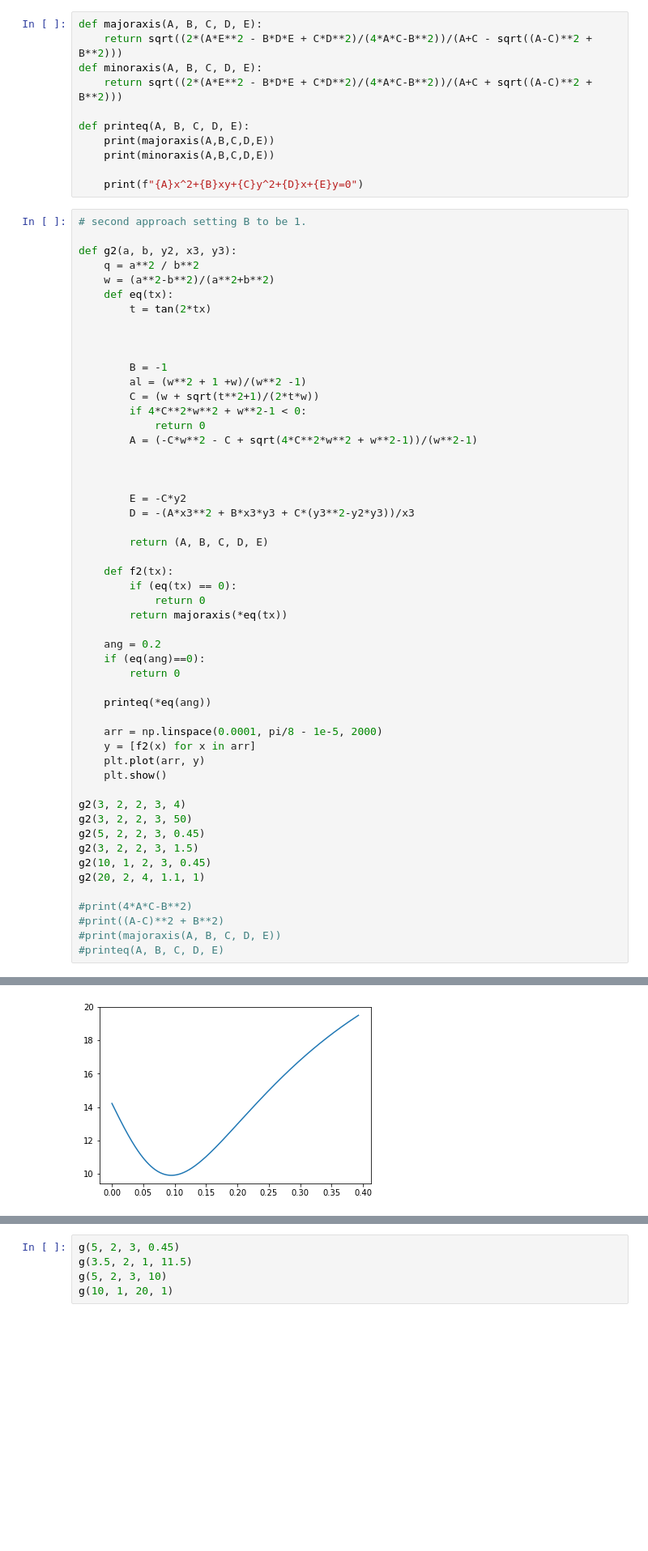
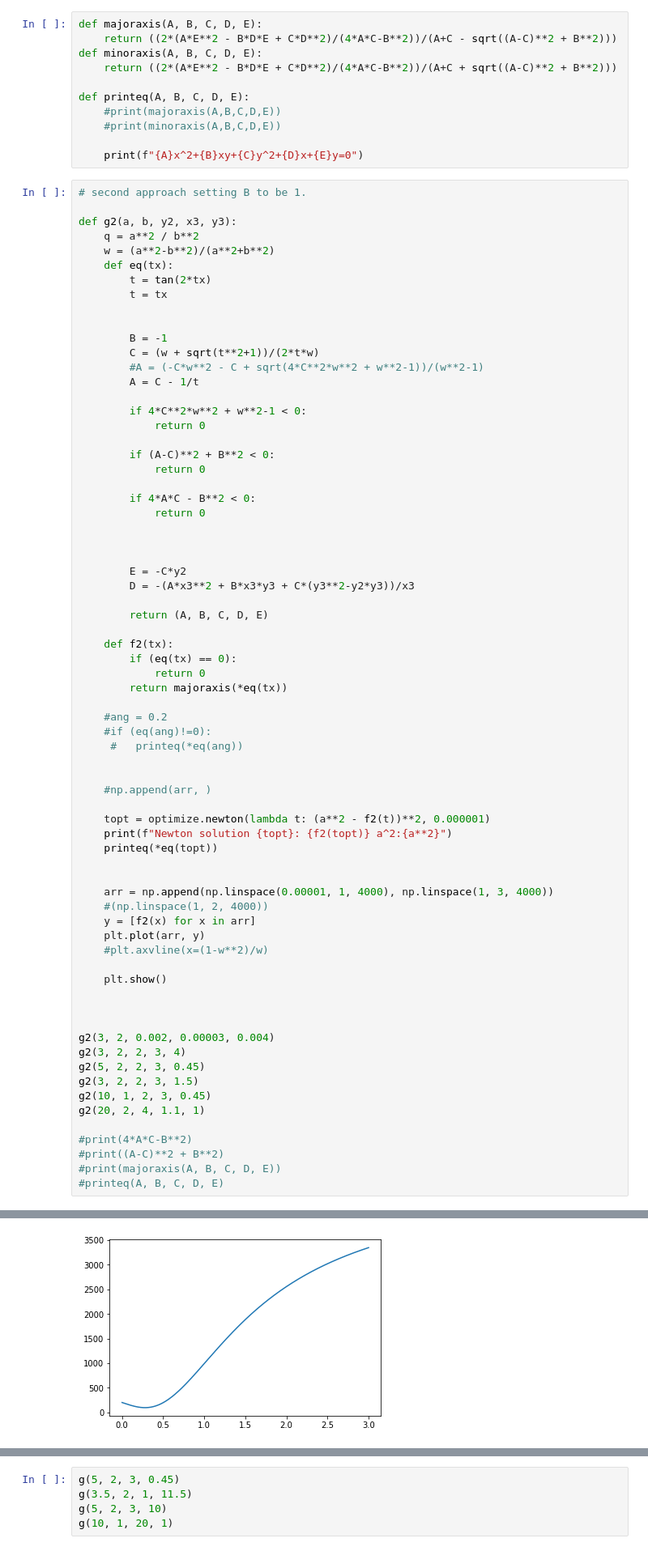
Before and after one commit to danft/MCE, a Jupyter notebook: poly_trig.ipynb, the cells around one changed output, grey strips where cells are left out. Shown at 81% size. Drawn from its saved outputs; the diff is of its cells as text; blank space fills up the shorter version.

```diff
--- a/poly_trig.ipynb
+++ b/poly_trig.ipynb
@@ -8,13 +9,13 @@ import matplotlib.pyplot as plt
 x1, y1, x2, y2, x3, y3 = (0,0, 0, 2, 3, 1.5)
 # %%
 def majoraxis(A, B, C, D, E):
-    return sqrt((2*(A*E**2 - B*D*E + C*D**2)/(4*A*C-B**2))/(A+C - sqrt((A-C)**2 + B**2)))
+    return ((2*(A*E**2 - B*D*E + C*D**2)/(4*A*C-B**2))/(A+C - sqrt((A-C)**2 + B**2)))
 def minoraxis(A, B, C, D, E):
-    return sqrt((2*(A*E**2 - B*D*E + C*D**2)/(4*A*C-B**2))/(A+C + sqrt((A-C)**2 + B**2)))
+    return ((2*(A*E**2 - B*D*E + C*D**2)/(4*A*C-B**2))/(A+C + sqrt((A-C)**2 + B**2)))
 
 def printeq(A, B, C, D, E):
-    print(majoraxis(A,B,C,D,E))
-    print(minoraxis(A,B,C,D,E))
+    #print(majoraxis(A,B,C,D,E))
+    #print(minoraxis(A,B,C,D,E))
 
     print(f"{A}x^2+{B}xy+{C}y^2+{D}x+{E}y=0")
 # %%
@@ -25,15 +26,22 @@ def g2(a, b, y2, x3, y3):
     w = (a**2-b**2)/(a**2+b**2)
     def eq(tx):
         t = tan(2*tx)
-
+        t = tx
 
 
         B = -1
-        al = (w**2 + 1 +w)/(w**2 -1)
-        C = (w + sqrt(t**2+1)/(2*t*w))
+        C = (w + sqrt(t**2+1))/(2*t*w)
+        #A = (-C*w**2 - C + sqrt(4*C**2*w**2 + w**2-1))/(w**2-1)
+        A = C - 1/t
+
         if 4*C**2*w**2 + w**2-1 < 0:
             return 0
-        A = (-C*w**2 - C + sqrt(4*C**2*w**2 + w**2-1))/(w**2-1)
+
+        if (A-C)**2 + B**2 < 0:
+            return 0
+
+        if 4*A*C - B**2 < 0:
+            return 0
 
 
 
@@ -47,19 +55,30 @@ def g2(a, b, y2, x3, y3):
             return 0
         return majoraxis(*eq(tx))
 
-    ang = 0.2
-    if (eq(ang)==0):
-        return 0
+    #ang = 0.2
+    #if (eq(ang)!=0):
+     #   printeq(*eq(ang))
 
-    printeq(*eq(ang))
 
-    arr = np.linspace(0.0001, pi/8 - 1e-5, 2000)
+    #np.append(arr, )
+
+    topt = optimize.newton(lambda t: (a**2 - f2(t))**2, 0.000001)
+    print(f"Newton solution {topt}: {f2(topt)} a^2:{a**2}")
+    printeq(*eq(topt))
+
+
+    arr = np.append(np.linspace(0.00001, 1, 4000), np.linspace(1, 3, 4000))
+    #(np.linspace(1, 2, 4000))
     y = [f2(x) for x in arr]
     plt.plot(arr, y)
+    #plt.axvline(x=(1-w**2)/w)
+
     plt.show()
 
+
+
+g2(3, 2, 0.002, 0.00003, 0.004)
 g2(3, 2, 2, 3, 4)
-g2(3, 2, 2, 3, 50)
 g2(5, 2, 2, 3, 0.45)
 g2(3, 2, 2, 3, 1.5)
 g2(10, 1, 2, 3, 0.45)
@@ -92 +106 @@ g2(20, 2, 4, 1.1, 1)
-[figure, old version]
+[figure, new version]
```
Also changed, not shown: parts of 2 cells of this notebook, 1 other file.
